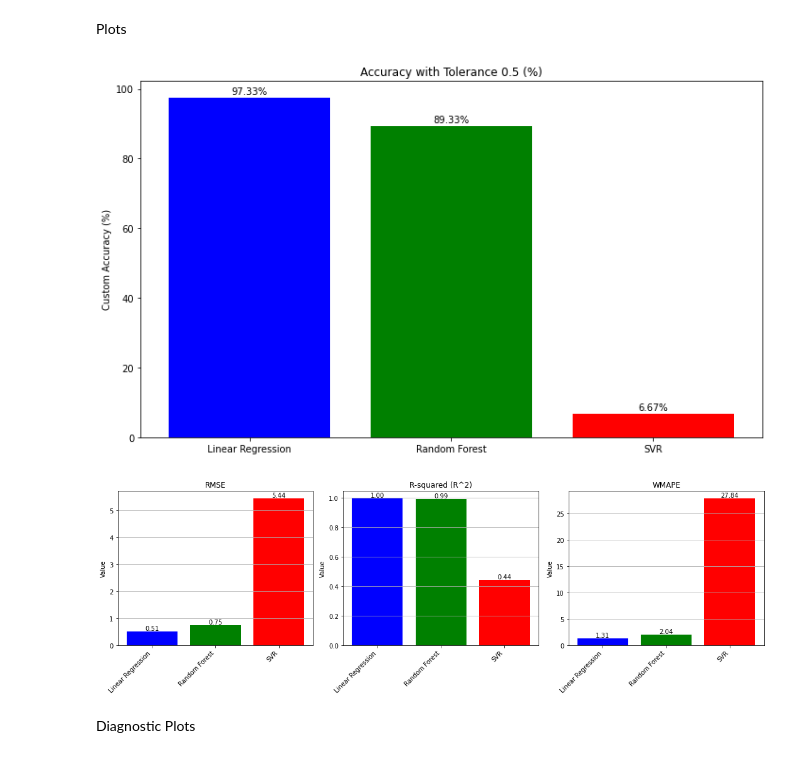
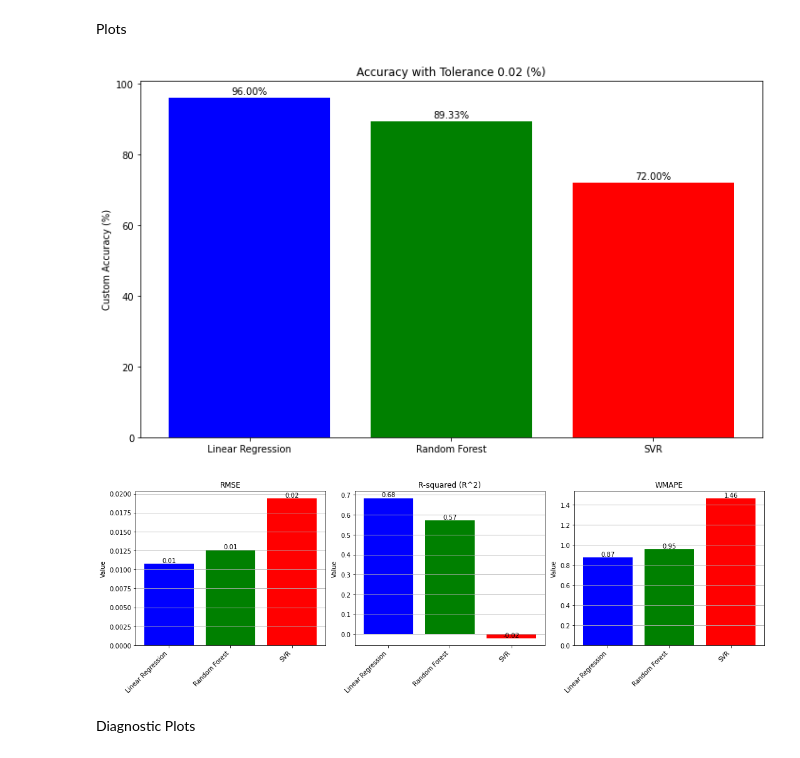
Before and after one commit to pjlin2001/Body-Fat, a Jupyter notebook: Body Fat.ipynb, the cells around one changed output. Cells and saved outputs as stored; diff of their text form; code cells hidden in the pictures.

```diff
--- a/Body Fat.ipynb
+++ b/Body Fat.ipynb
@@ -1,7 +1,8 @@
 # %%
 # Adjustable
 N = 3 # number of predictors selected
-tolerance = 0.5 # plus or minus from exact accuracy
+tolerance_d = 0.02 # plus or minus from exact accuracy for density
+tolerance_o = 4.5 # plus or minus from exact accuracy for overall
 random = 42
 # %% [markdown]
 Top N predictors
@@ -134,7 +152,7 @@ DFBETA Outliers
 import statsmodels.api as sm
 
 # Fit an ordinary least squares (OLS) regression model
-model = sm.OLS(data['BODYFAT'], X).fit()
+model = sm.OLS(data[target_variable], X).fit()
 
 # Calculate DFBETAs for each predictor and each observation
 dfbetas = model.get_influence().dfbetas
@@ -179,7 +198,7 @@ X = data[top_N_predictors]
 
 # Calculate Cook's distance for each data point
 X = sm.add_constant(X)
-model = sm.OLS(data['BODYFAT'], X).fit()
+model = sm.OLS(data[target_variable], X).fit()
 influence = model.get_influence()
 cooks_distance = influence.cooks_distance[0]
 
@@ -260,7 +279,7 @@ from sklearn.metrics import mean_squared_error, r2_score
 
 # Select the top N predictors
 X = cleaned_data[top_N_predictors]
-y = cleaned_data['BODYFAT']
+y = cleaned_data[target_variable]
 
 # Split the data into training, validation, and test sets with a 60/20/20 split
 X_train, X_temp, y_train, y_temp = train_test_split(X, y, test_size=0.6, random_state=random)
@@ -272,7 +291,7 @@ linear_model.fit(X_train, y_train)
 y_pred_linear = linear_model.predict(X_validation)
 
 # Random Forest Regressor
-rf_model = RandomForestRegressor(n_estimators=50, random_state=random)
+rf_model = RandomForestRegressor(n_estimators=400, random_state=random)
 rf_model.fit(X_train, y_train)
 y_pred_rf = rf_model.predict(X_validation)
 
@@ -282,7 +301,7 @@ svr_model.fit(X_train, y_train)
 y_pred_svr = svr_model.predict(X_validation)
 
 # Define a custom accuracy metric with a tolerance
-def custom_accuracy(y_true, y_pred, tolerance=tolerance):
+def custom_accuracy(y_true, y_pred, tolerance=tolerance_d):
     accurate_predictions = np.abs(y_true - y_pred) <= tolerance
     accuracy = np.mean(accurate_predictions)
     return accuracy
@@ -308,19 +327,19 @@ wmape_svr = (np.abs((y_validation - y_pred_svr) / y_validation) * 100).mean()
 # Display the metrics for each model on the validation set
 print("Metrics on Validation Set:")
 print("Linear Regression:")
-print(f"Custom Accuracy (Tolerance: {tolerance} units up or down): {custom_accuracy(y_validation, y_pred_linear) * 100:.2f}%")
+print(f"Custom Accuracy (Tolerance: {tolerance_d} units up or down): {custom_accuracy(y_validation, y_pred_linear) * 100:.2f}%")
 print(f"RMSE: {rmse_linear:.2f}")
 print(f"R-squared (R^2): {r2_linear:.2f}")
 print(f"WMAPE: {wmape_linear:.2f}%")
 
 print("\nRandom Forest Regressor:")
-print(f"Custom Accuracy (Tolerance: {tolerance} units up or down): {custom_accuracy(y_validation, y_pred_rf) * 100:.2f}%")
+print(f"Custom Accuracy (Tolerance: {tolerance_d} units up or down): {custom_accuracy(y_validation, y_pred_rf) * 100:.2f}%")
 print(f"RMSE: {rmse_rf:.2f}")
 print(f"R-squared (R^2): {r2_rf:.2f}")
 print(f"WMAPE: {wmape_rf:.2f}%")
 
 print("\nSupport Vector Regressor:")
-print(f"Custom Accuracy (Tolerance: {tolerance} units up or down): {custom_accuracy(y_validation, y_pred_svr) * 100:.2f}%")
+print(f"Custom Accuracy (Tolerance: {tolerance_d} units up or down): {custom_accuracy(y_validation, y_pred_svr) * 100:.2f}%")
 print(f"RMSE: {rmse_svr:.2f}")
 print(f"R-squared (R^2): {r2_svr:.2f}")
 print(f"WMAPE: {wmape_svr:.2f}%")
@@ -439,7 +458,7 @@ plt.figure(figsize=(10, 6))
 models = ['Linear Regression', 'Random Forest', 'SVR']
 custom_accuracies = [custom_accuracy_linear, custom_accuracy_rf, custom_accuracy_svr]
 plt.bar(models, custom_accuracies, color=['blue', 'green', 'red'])
-plt.title(f'Accuracy with Tolerance {tolerance} (%)')
+plt.title(f'Accuracy with Tolerance {tolerance_d} (%)')
 plt.ylabel('Custom Accuracy (%)')
 
 # Display custom accuracy values on the bars
@@ -458,35 +477,35 @@ metric_values = {
     'SVR': [rmse_svr, r2_svr, wmape_svr]
 }
 
 # Create subplots for each metric
 fig, axes = plt.subplots(1, len(metrics), figsize=(15, 5))
 
 for i, metric in enumerate(metrics):
     ax = axes[i]
     model_names = list(metric_values.keys())
     values = [metric_values[model][i] for model in model_names]
 
     bars = ax.bar(model_names, values, color=['blue', 'green', 'red'])
     ax.set_title(metric)
     ax.set_ylabel('Value')
 
     # Set tick positions and labels
     ax.set_xticks(np.arange(len(model_names)))
     ax.set_xticklabels(model_names, rotation=45, ha='right')
 
     ax.grid(axis='y')
 
     # Add metric values above the bars
     for bar, value in zip(bars, values):
         ax.text(bar.get_x() + bar.get_width() / 2, value, f'{value:.2f}', ha='center', va='bottom')
 
 plt.tight_layout()
 
 # Show the plots
 plt.show()
 # %% [output]
-[figure, old version]
+[figure, new version]
-[figure, old version]
+[figure, new version]
 # %% [markdown]
 Diagnostic Plots
 # %%
```
Also changed, not shown: parts of 25 cells of this notebook.
